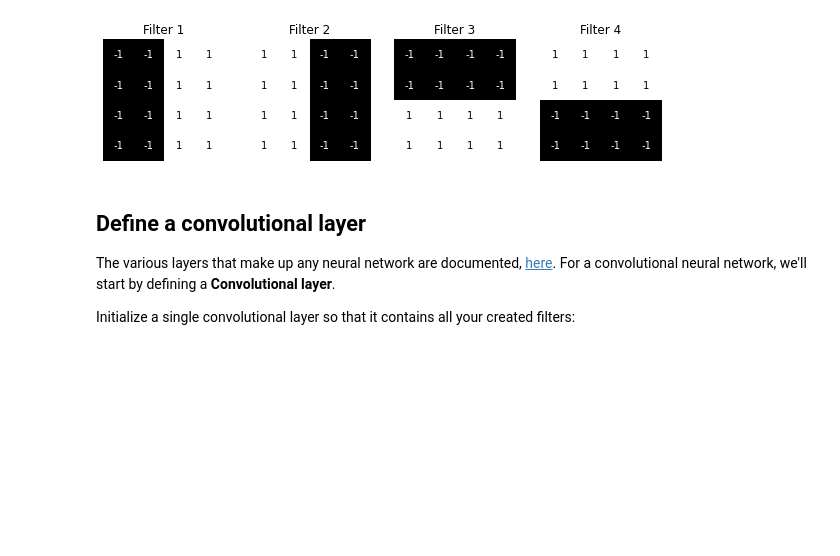
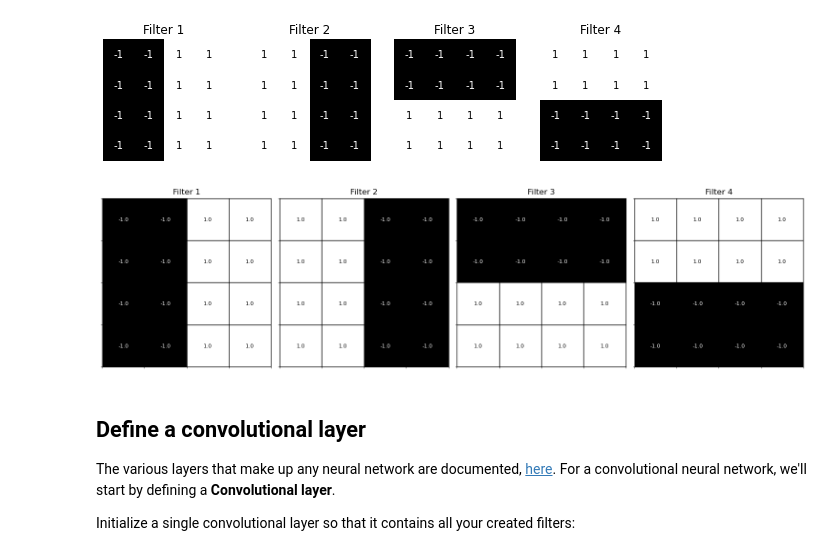
Before and after one commit to Chaklader/landmark-classification-cnn, a Jupyter notebook: lectures/cnn_conv_visualization.ipynb, the cells around one changed output. Cells and saved outputs as stored; diff of their text form; code cells hidden in the pictures; blank space fills up the shorter version.

```diff
--- a/lectures/cnn_conv_visualization.ipynb
+++ b/lectures/cnn_conv_visualization.ipynb
@@ -65,6 +65,63 @@ from helpers import visualize_filters
 visualize_filters(filters)
 # %% [output]
 [figure]
+# %%
+def visualize_filters(filters):
+    """
+    Visualize the given filters in a single row with proper spacing.
+
+    Args:
+        filters: numpy array of shape (num_filters, height, width)
+    """
+    num_filters = len(filters)
+
+    # Create a figure with a single row of subplots
+    fig, axes = plt.subplots(1, num_filters, figsize=(15, 4))
+
+    # If there's only one filter, axes won't be an array
+    if num_filters == 1:
+        axes = [axes]
+
+    # Plot each filter
+    for i, ax in enumerate(axes):
+        # Get the filter values
+        f = filters[i]
+
+        # Normalize the filter values to [0, 1] for visualization
+        f_min, f_max = np.min(f), np.max(f)
+        f_normalized = (f - f_min) / (f_max - f_min) if f_max > f_min else f
+
+        # Display the filter
+        im = ax.imshow(f_normalized, cmap='gray', vmin=0, vmax=1)
+
+        # Add value annotations with white/black text based on background
+        for (j, k), val in np.ndenumerate(f):
+            # Use white text for dark backgrounds, black for light
+            text_color = 'white' if f_normalized[j, k] < 0.5 else 'black'
+            ax.text(k, j, f'{val:.1f}',
+                   ha='center', va='center',
+                   color=text_color,
+                   fontsize=8)  # Smaller font size
+
+        # Add grid lines
+        ax.set_xticks(np.arange(-0.5, f.shape[1], 1), minor=True)
+        ax.set_yticks(np.arange(-0.5, f.shape[0], 1), minor=True)
+        ax.grid(which="minor", color='black', linestyle='-', linewidth=1)
+
+        # Remove axis ticks
+        ax.set_xticks([])
+        ax.set_yticks([])
+        ax.set_title(f'Filter {i+1}')
+
+    # Adjust layout
+    plt.tight_layout()
+    plt.show()
+
+# filter_1 = np.array([[-1, -1, 1, 1], [-1, -1, 1, 1], [-1, -1, 1, 1], [-1, -1, 1, 1]])
+# Example usage:
+visualize_filters(filters)
+# %% [output]
+[figure, added]
 # %% [markdown]
 ## Define a convolutional layer
 
```
